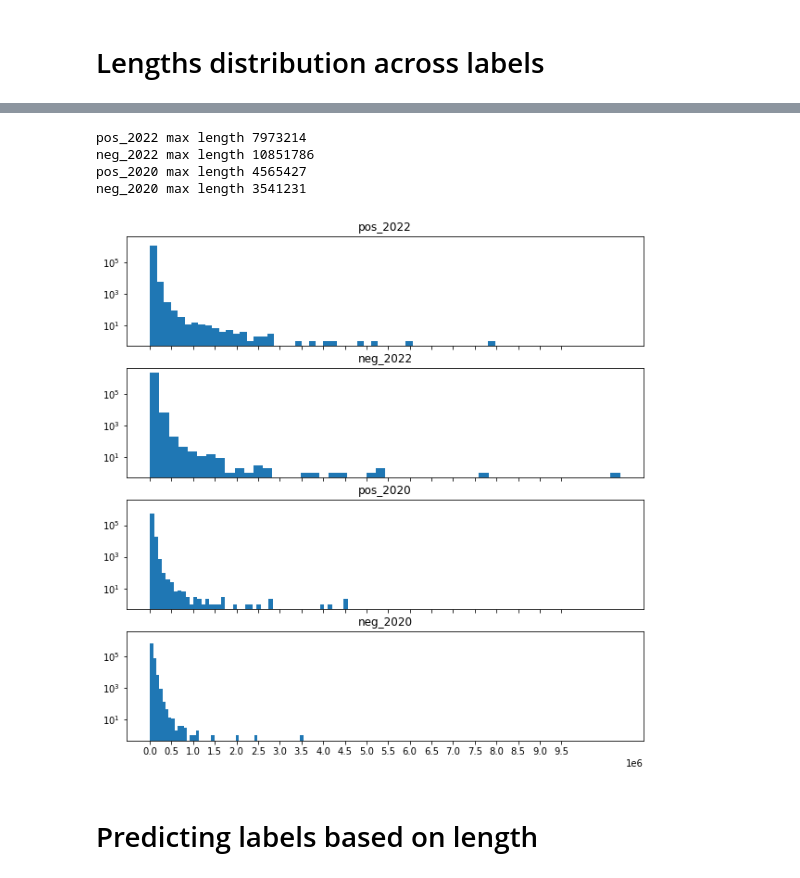
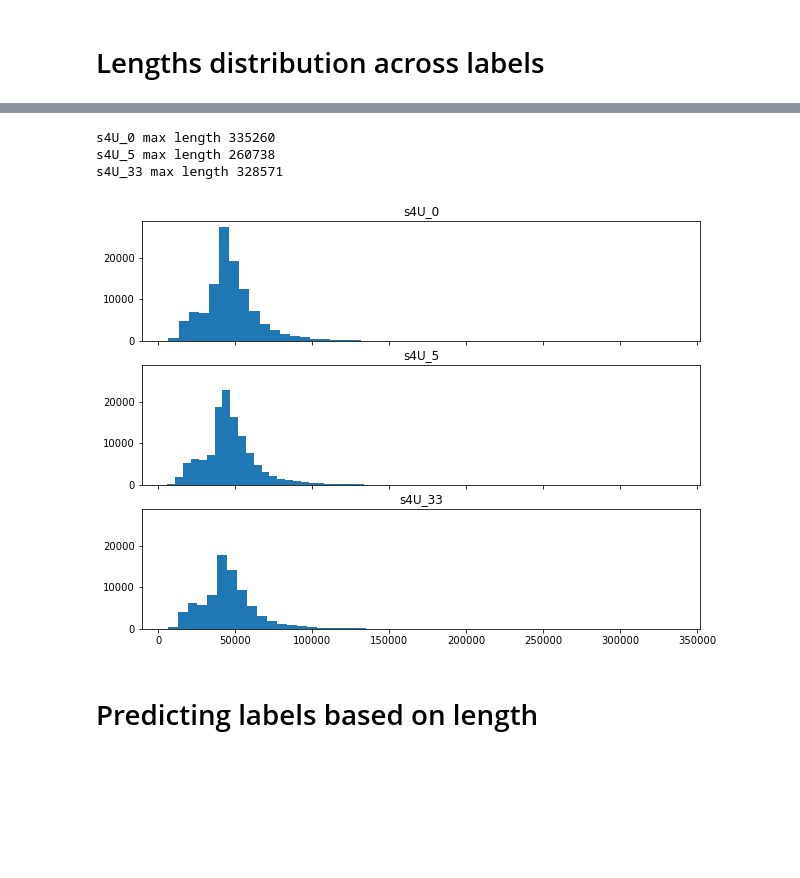
Before and after one commit to maragkakislab/rnakinet, a Jupyter notebook: Explore.ipynb, the cells around one changed output, grey strips where cells are left out. Saved outputs shown, nothing was run; the diff lists cells and outputs as text; code cells hidden in the pictures; blank space fills up the shorter version.

```diff
--- a/Explore.ipynb
+++ b/Explore.ipynb
@@ -198,16 +198,17 @@ def get_lengths_df():
 # %%
 from matplotlib import pyplot as plt
 
-def plot_len_dist(exp_list, df):
+def plot_len_dist(exp_list, df, log=True):
     fig, axs = plt.subplots(len(exp_list), sharex=True, sharey=True, figsize=(10,len(exp_list)*2.5))
     plt.ticklabel_format(useOffset=False,style='plain')
-    plt.xticks(np.arange(0, 1e7, 5e5))
-    plt.ticklabel_format(style='sci', axis='x', scilimits=(0,0))
+    if(log):
+        plt.xticks(np.arange(0, 1e7, 5e5))
+        plt.ticklabel_format(style='sci', axis='x', scilimits=(0,0))
 
     for i,exp in enumerate(exp_list):
         sub_df = df[df['exp']==exp]
         lengths = sub_df['len'].values
-        axs[i].hist(lengths, bins=50, cumulative=False, log=True, density=False)
+        axs[i].hist(lengths, bins=50, cumulative=False, log=log, density=False)
         axs[i].set_title(exp)
         print(f'{exp} max length',max(lengths))
 # %%
@@ -220,11 +234,10 @@ df = get_lengths_df()
 # %%
-plot_len_dist(['pos_2022','neg_2022', 'pos_2020','neg_2020'], df)
+plot_len_dist(['s4U_0','s4U_5', 's4U_33'], df, False)
 # %% [output]
-pos_2022 max length 7973214
-neg_2022 max length 10851786
-pos_2020 max length 4565427
-neg_2020 max length 3541231
+s4U_0 max length 335260
+s4U_5 max length 260738
+s4U_33 max length 328571
-[figure, old version]
+[figure, new version]
 # %% [markdown]
 # Predicting labels based on length
 # %%
```
Also changed, not shown: parts of 6 cells of this notebook, 9 other files.
